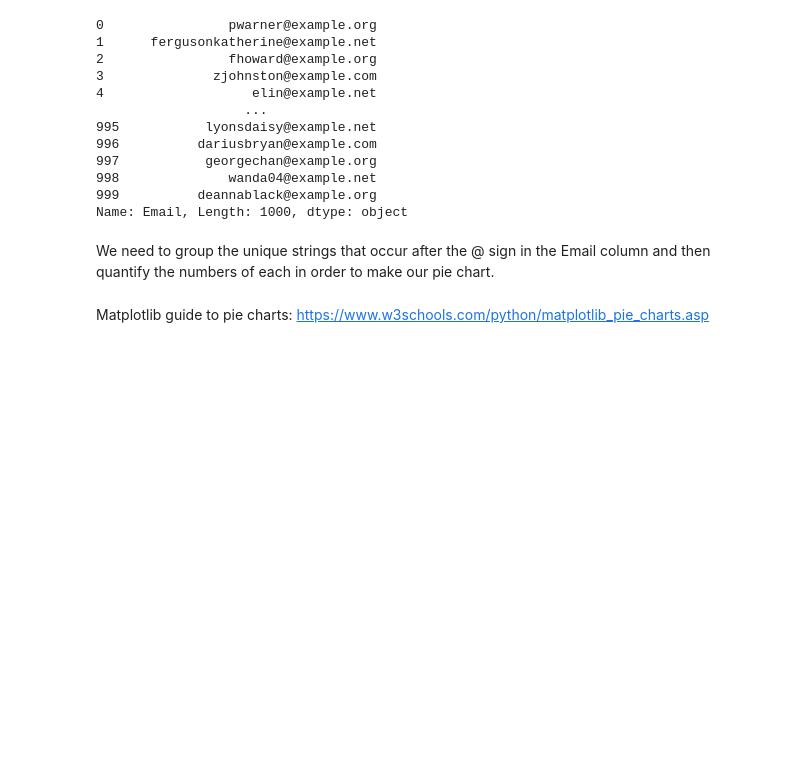
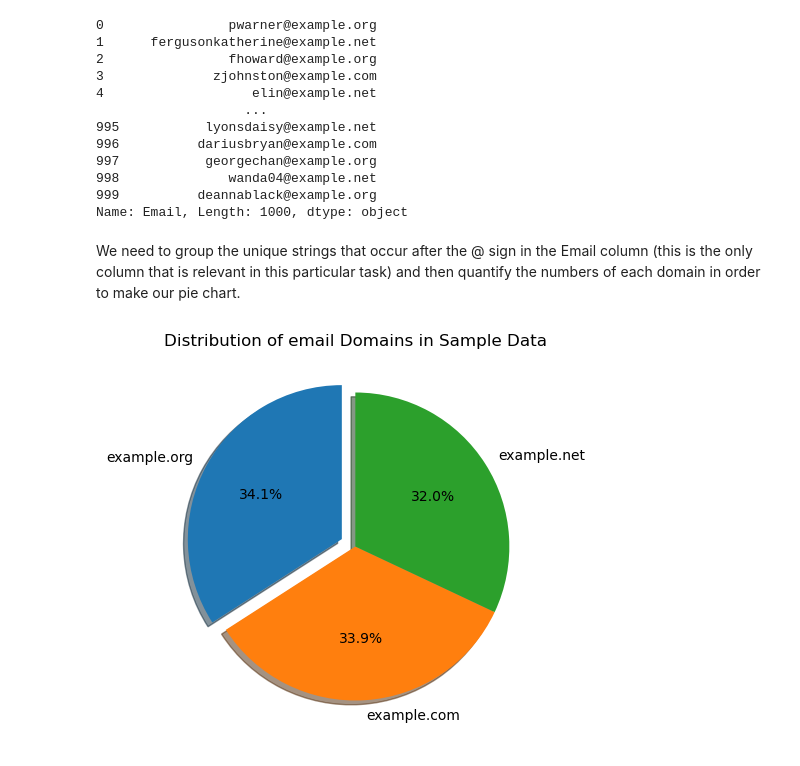
Before and after one commit to pcahillgit/PFDA-assignments, a Jupyter notebook: assignment03-pie.ipynb, the cells around one changed output. Saved outputs shown, nothing was run; the diff lists cells and outputs as text; code cells hidden in the pictures; blank space fills up the shorter version.

Commit message:
pie chart added

```diff
--- a/assignment03-pie.ipynb
+++ b/assignment03-pie.ipynb
@@ -31,6 +31,21 @@ df.Email
 999          deannablack@example.org
 Name: Email, Length: 1000, dtype: object
 # %% [markdown]
-We need to group the unique strings that occur after the @ sign in the Email column and then quantify the numbers of each in order to make our pie chart.
+We need to group the unique strings that occur after the @ sign in the Email column (this is the only column that is relevant in this particular task) and then quantify the numbers of each domain in order to make our pie chart.
-# %% [markdown]
-Matplotlib guide to pie charts: https://www.w3schools.com/python/matplotlib_pie_charts.asp
+# %%
+# isolating the domains from the email column
+df['domain'] = df['Email'].str.split('@').str[1]
+
+# grouping by domain and counting the amount of each
+domain_counts = df['domain'].value_counts()
+
+# creating the pie chart, adding labels (domains) and percentages, I'm also exploding out the largest wedge in the pie chart and adding a shadow
+explode = (0.1, 0, 0)
+plt.figure(figsize=(5, 5))
+plt.pie(domain_counts, explode=explode, labels=domain_counts.index, autopct='%1.1f%%', shadow=True, startangle=90)
+
+# adding a title and displaying
+plt.title('Distribution of email Domains in Sample Data')
+plt.show()
+# %% [output]
+[figure, added]
```
Also changed, not shown: parts of 1 cell of this notebook.
